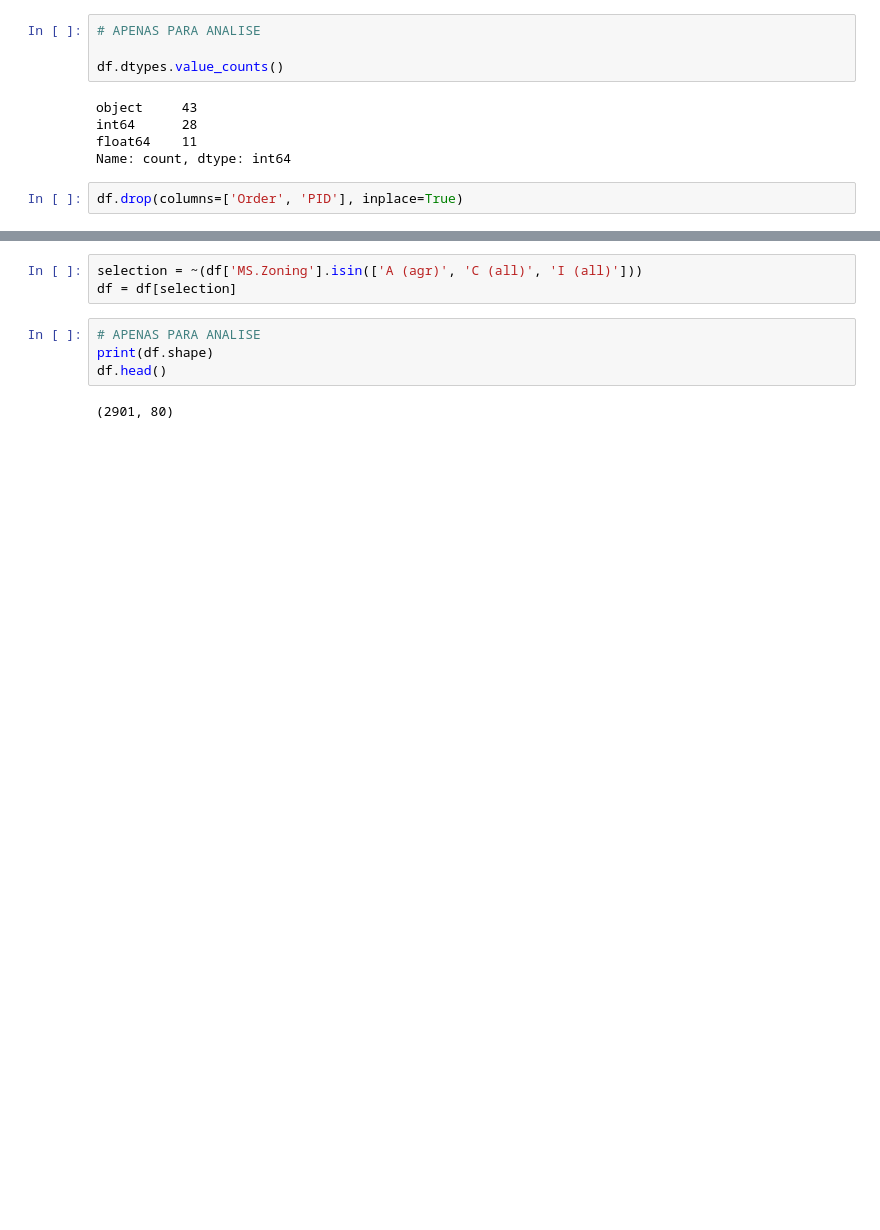
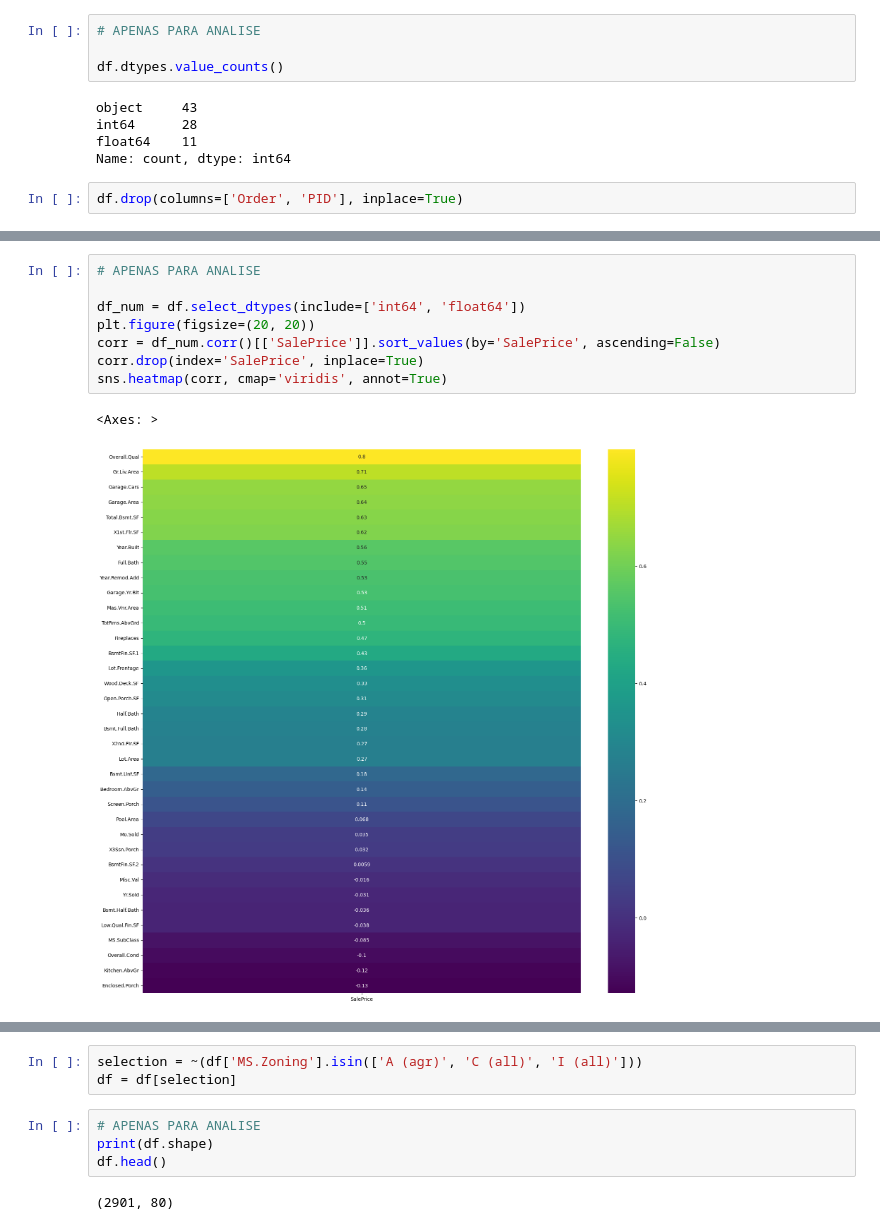
Before and after one commit to thomaschiari/Machine-Learning-Ames, a Jupyter notebook: notebooks/preprocessing.ipynb, the cells around one changed output, grey strips where cells are left out. Saved outputs shown, nothing was run; the diff lists cells and outputs as text; blank space fills up the shorter version.

```diff
--- a/notebooks/preprocessing.ipynb
+++ b/notebooks/preprocessing.ipynb
@@ -96,0 +119,11 @@ df.drop(columns=['Order', 'PID'], inplace=True)
+# %%
+# APENAS PARA ANALISE
+
+df_num = df.select_dtypes(include=['int64', 'float64'])
+plt.figure(figsize=(20, 20))
+corr = df_num.corr()[['SalePrice']].sort_values(by='SalePrice', ascending=False)
+corr.drop(index='SalePrice', inplace=True)
+sns.heatmap(corr, cmap='viridis', annot=True)
+# %% [output]
+<Axes: >
+[figure, added]
```
Also changed, not shown: parts of 50 cells of this notebook, 21 other files.
